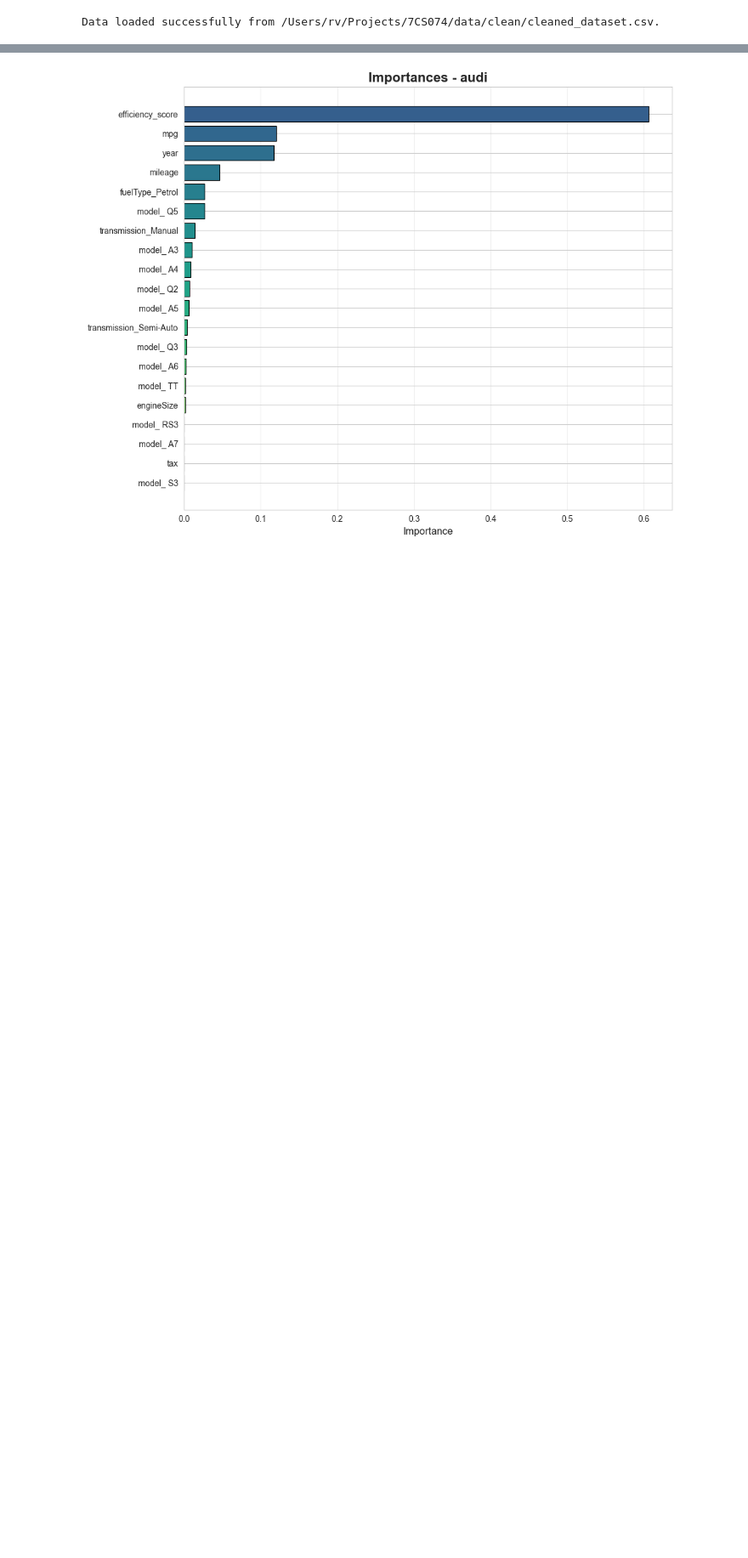
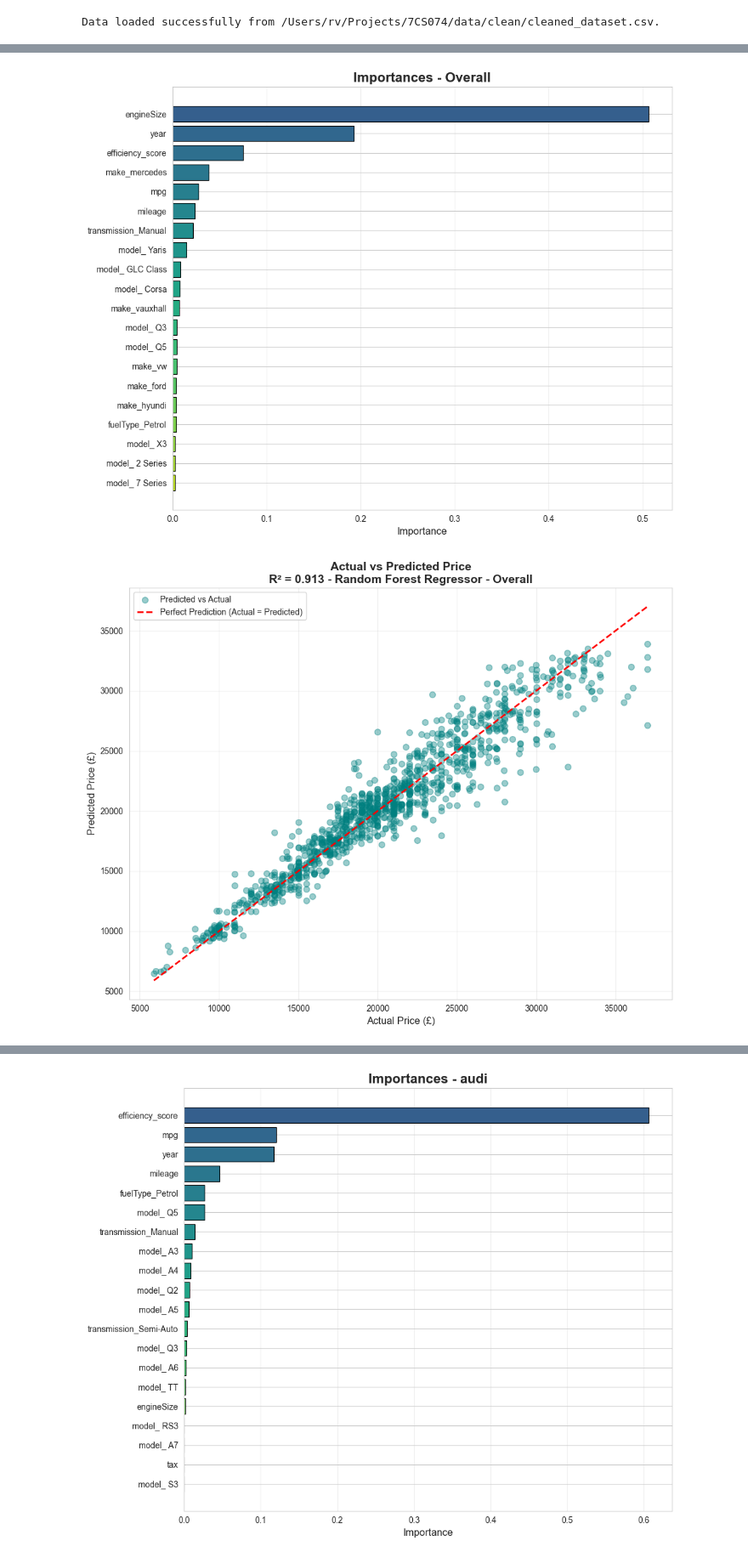
Before and after one commit to rv-bit/7CS074, a Jupyter notebook: notebooks/regression.ipynb, the cells around one changed output, grey strips where cells are left out. Shown at 85% size. Saved outputs shown, nothing was run; the diff lists cells and outputs as text; code cells hidden in the pictures; blank space fills up the shorter version.

Commit message:
chore: refactor variable names and split up the metrics and plots from overall and grouped by makes

```diff
--- a/notebooks/regression.ipynb
+++ b/notebooks/regression.ipynb
@@ -97,16 +92,10 @@ for make, group_df in df.groupby("make"):
 # %%
-from evaluation import regression_metrics
-
-y_test = global_model['y_test']
-predictions = global_model['predictions']
-metrics = regression_metrics(y_test, predictions)
-
 print(f"\n Overall Dataset:")
-print(f"  Best Model: {global_model['best_model']}")
-print(f"  MAE: £{metrics['MAE']:.2f}")
-print(f"  RMSE: £{metrics['RMSE']:.2f}")
-print(f"  R²: {metrics['R2']:.3f}")
-print(f"  MAPE: {metrics['MAPE']:.2f}%")
+print(f"  Best Model: {global_best_name}")
+print(f"  MAE: £{global_metrics['MAE']:.2f}")
+print(f"  RMSE: £{global_metrics['RMSE']:.2f}")
+print(f"  R²: {global_metrics['R2']:.3f}")
+print(f"  MAPE: {global_metrics['MAPE']:.2f}%")
 
 for make_vehicle, data in trained_models_per_make.items():
 	y_test = data['y_test']
@@ -137,3 +126,32 @@ audi:
   RMSE: £1742.03
   R²: 0.913
   MAPE: 6.09%
+# %%
+from features import get_feature_effects
+from visualisation import plot_actual_vs_predicted, plot_feature_importances, plot_residuals
+
+values, kind = get_feature_effects(global_best_model)
+
+plot_feature_importances(
+	values,
+	global_feature_names,
+	f"{kind.title()}s - Overall"
+)
+
+# Actual vs Predicted
+plot_actual_vs_predicted(
+	y_test,
+	predictions,
+	f'Random Forest Regressor - Overall',
+	metrics['R2']
+)
+
+# Residuals plot
+plot_residuals(
+	y_test,
+	predictions,
+	f'Random Forest - Overall'
+)
+# %% [output]
+[figure, added]
+[figure, added]
```
Also changed, not shown: parts of 6 cells of this notebook.
